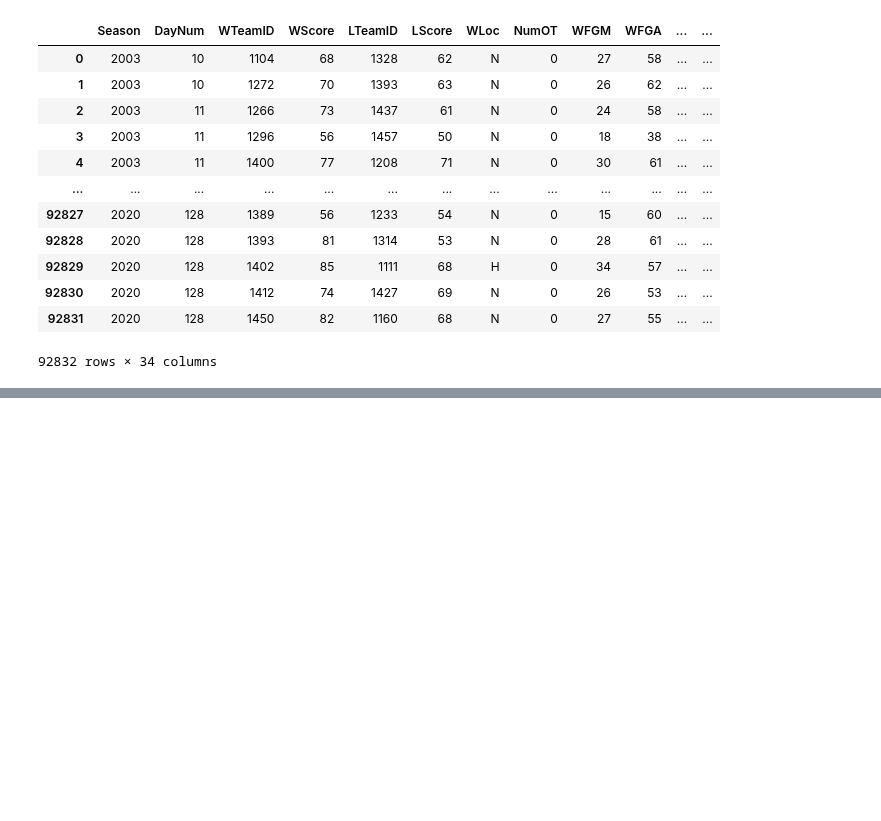
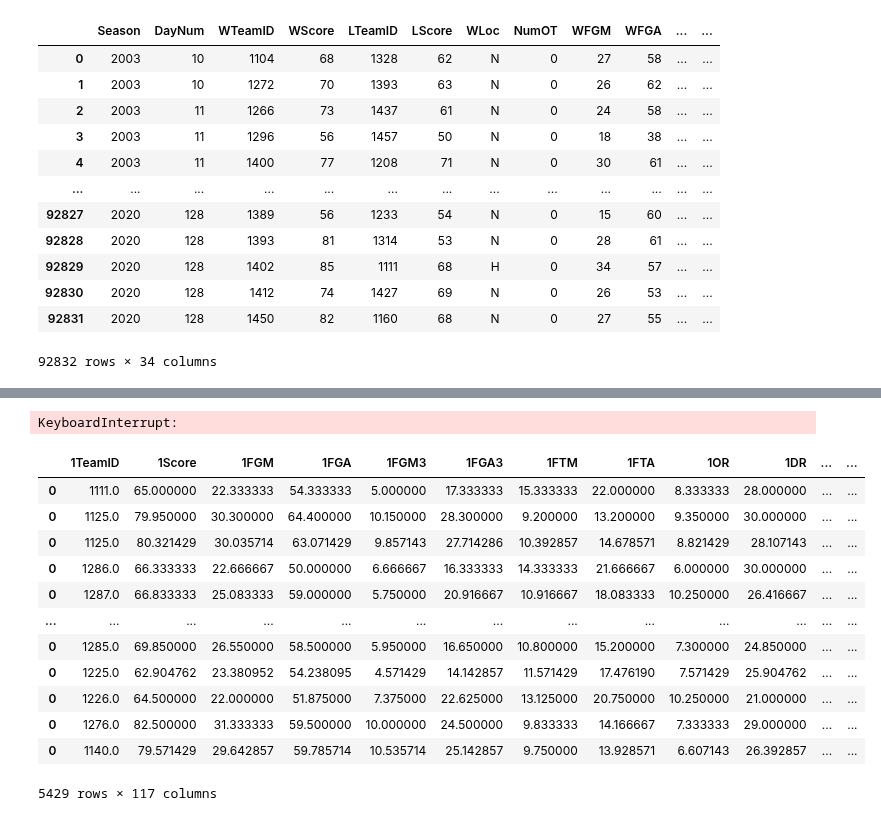
Before and after one commit to MatthewR1021/Machine-Learning-Madness, a Jupyter notebook: Mendy's_notebook.ipynb, the cells around one changed output, grey strips where cells are left out. Cells and saved outputs as stored; diff of their text form; code cells hidden in the pictures; blank space fills up the shorter version.

```diff
--- a/Mendy's_notebook.ipynb
+++ b/Mendy's_notebook.ipynb
@@ -156,4 +174,29 @@ len(schedule)
 # %%
-games2020 = pd.DataFrame()
+start_time = time.time()
+appended_data = []
 for i in range(len(schedule)):
-    games2020 = games2020.append(regular_season_game(schedule[i][0], schedule[i][1], daynum = schedule[i][2]))
+    data = single_game(schedule[i][0], schedule[i][1], daynum = schedule[i][2])
+    appended_data.append(data)
+
+games18 = pd.concat(appended_data, axis=0)
+
+end_time = time.time()
+print('Execution time = %.6f seconds' % (end_time-start_time))
+# %% [output]
+KeyboardInterrupt:
+# %%
+games2020
+# %% [output]
+|  | 1TeamID | 1Score | 1FGM | 1FGA | 1FGM3 | 1FGA3 | 1FTM | 1FTA | 1OR | 1DR | ... | ... |
+| 0 | 1111.0 | 65.000000 | 22.333333 | 54.333333 | 5.000000 | 17.333333 | 15.333333 | 22.000000 | 8.333333 | 28.000000 | ... | ... |
+| 0 | 1125.0 | 79.950000 | 30.300000 | 64.400000 | 10.150000 | 28.300000 | 9.200000 | 13.200000 | 9.350000 | 30.000000 | ... | ... |
+| 0 | 1125.0 | 80.321429 | 30.035714 | 63.071429 | 9.857143 | 27.714286 | 10.392857 | 14.678571 | 8.821429 | 28.107143 | ... | ... |
+| 0 | 1286.0 | 66.333333 | 22.666667 | 50.000000 | 6.666667 | 16.333333 | 14.333333 | 21.666667 | 6.000000 | 30.000000 | ... | ... |
+| 0 | 1287.0 | 66.833333 | 25.083333 | 59.000000 | 5.750000 | 20.916667 | 10.916667 | 18.083333 | 10.250000 | 26.416667 | ... | ... |
+| ... | ... | ... | ... | ... | ... | ... | ... | ... | ... | ... | ... | ... |
+| 0 | 1285.0 | 69.850000 | 26.550000 | 58.500000 | 5.950000 | 16.650000 | 10.800000 | 15.200000 | 7.300000 | 24.850000 | ... | ... |
+| 0 | 1225.0 | 62.904762 | 23.380952 | 54.238095 | 4.571429 | 14.142857 | 11.571429 | 17.476190 | 7.571429 | 25.904762 | ... | ... |
+| 0 | 1226.0 | 64.500000 | 22.000000 | 51.875000 | 7.375000 | 22.625000 | 13.125000 | 20.750000 | 10.250000 | 21.000000 | ... | ... |
+| 0 | 1276.0 | 82.500000 | 31.333333 | 59.500000 | 10.000000 | 24.500000 | 9.833333 | 14.166667 | 7.333333 | 29.000000 | ... | ... |
+| 0 | 1140.0 | 79.571429 | 29.642857 | 59.785714 | 10.535714 | 25.142857 | 9.750000 | 13.928571 | 6.607143 | 26.392857 | ... | ... |
+5429 rows × 117 columns
```
Also changed, not shown: parts of 18 cells of this notebook, 1 other file.
